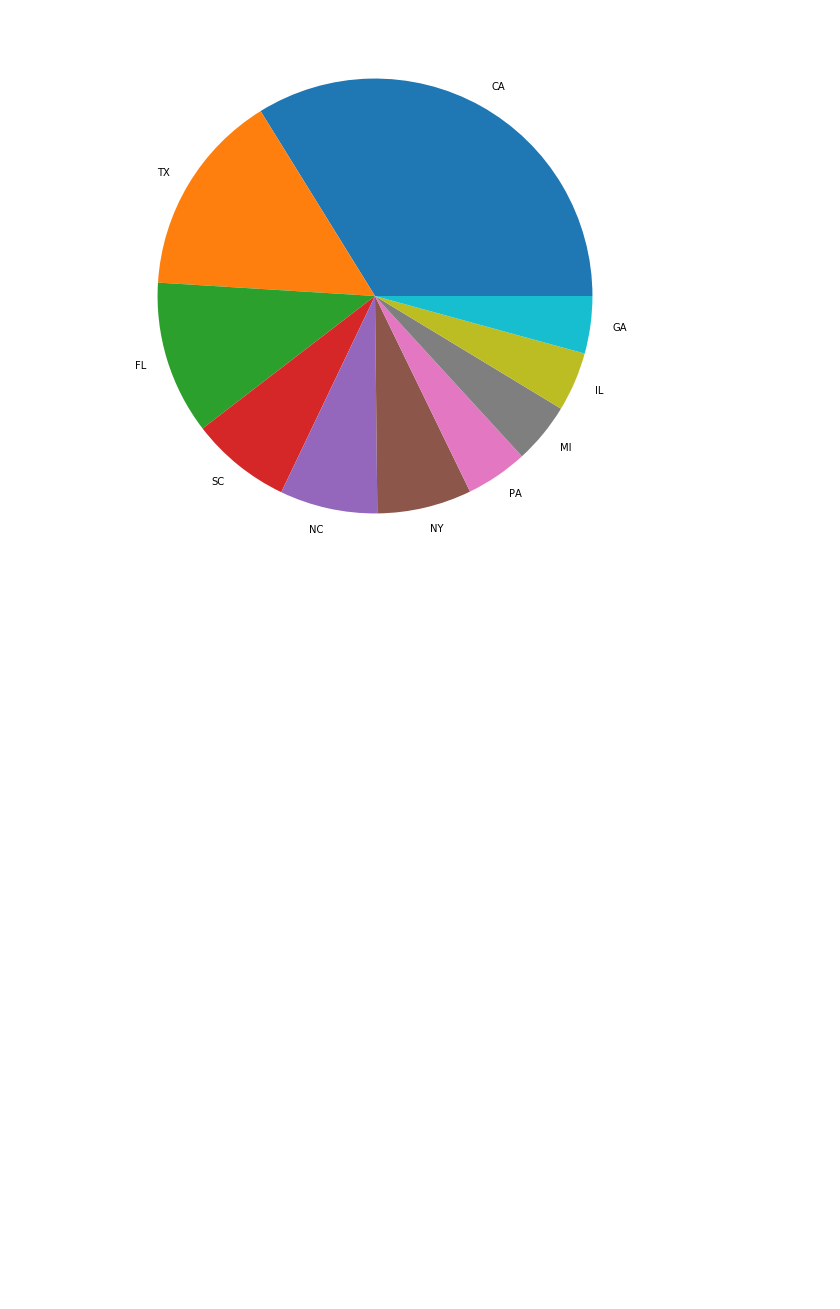
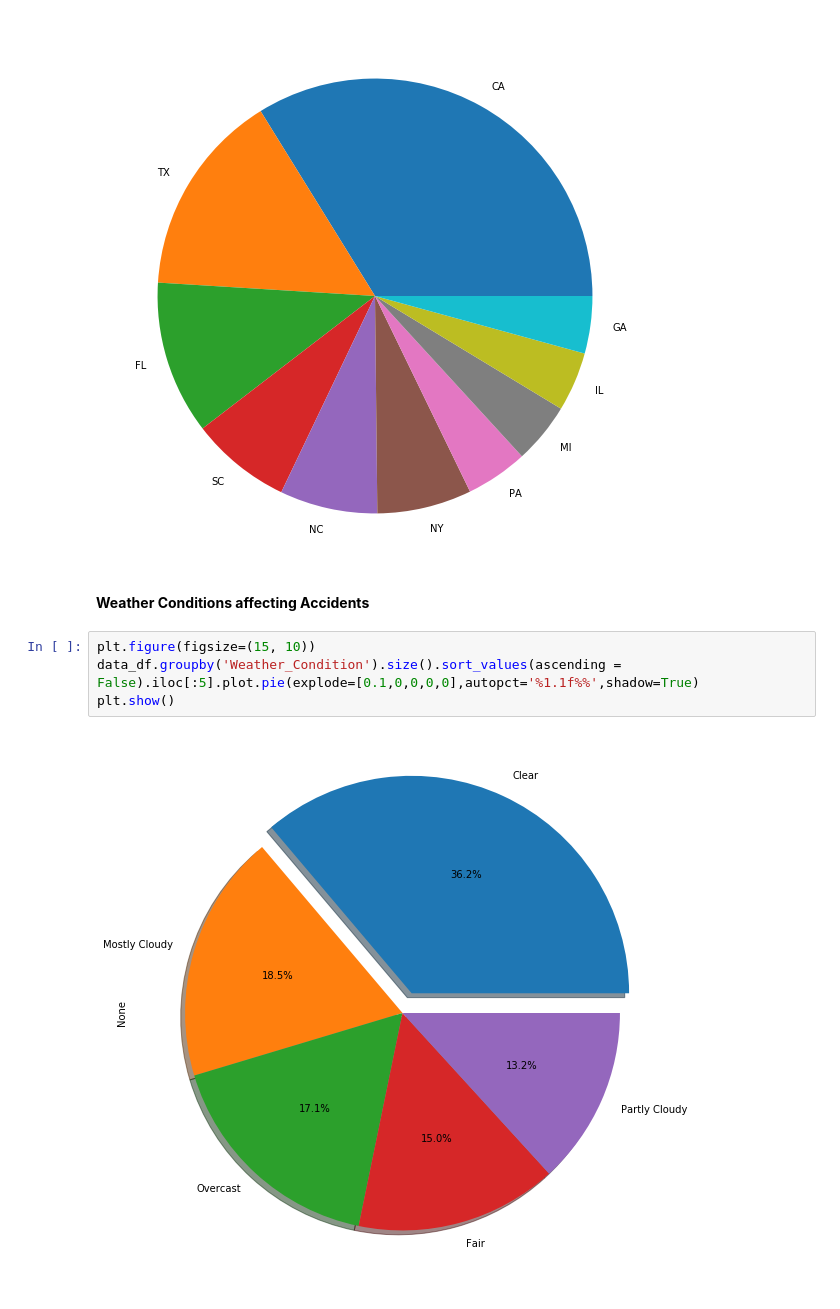
Before and after one commit to kbs-group-9/kbs-group-9.github.io, a Jupyter notebook: notebooks/US Accidents - EDA.ipynb, the cells around one changed output. Saved outputs shown, nothing was run; the diff lists cells and outputs as text; blank space fills up the shorter version.

```diff
--- a/notebooks/US Accidents - EDA.ipynb
+++ b/notebooks/US Accidents - EDA.ipynb
@@ -115,3 +167,11 @@ plt.pie(state_accidents_count_top_10.values, labels=state_accidents_count_top_10
 plt.show()
 # %% [output]
 [figure]
+# %% [markdown]
+**Weather Conditions affecting Accidents**
+# %%
+plt.figure(figsize=(15, 10))
+data_df.groupby('Weather_Condition').size().sort_values(ascending = False).iloc[:5].plot.pie(explode=[0.1,0,0,0,0],autopct='%1.1f%%',shadow=True)
+plt.show()
+# %% [output]
+[figure, added]
```
Also changed, not shown: parts of 19 cells of this notebook, 1 other file.
